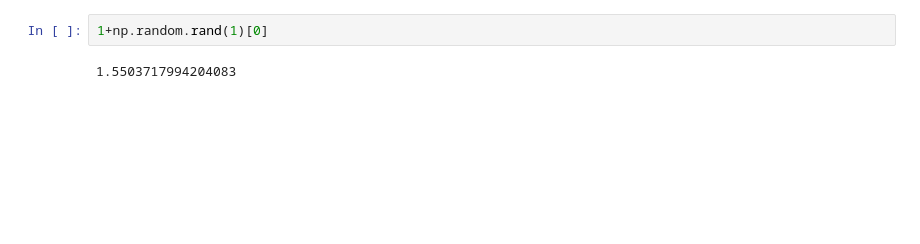
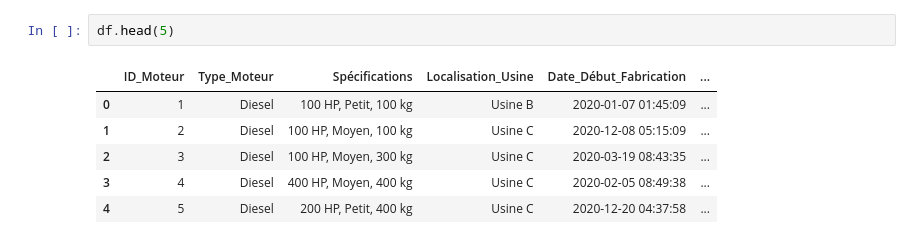
Before and after one commit to BenjaminAlleauIOD/02_demonstrateur, a Jupyter notebook: DLT/data_gen_v2.ipynb, the cells around one changed output. Saved outputs shown, nothing was run; the diff lists cells and outputs as text; blank space fills up the shorter version.

```diff
--- a/DLT/data_gen_v2.ipynb
+++ b/DLT/data_gen_v2.ipynb
@@ -85,4 +115,9 @@ df["Stocks_Disponibles"] = np.random.randint(0, 50, N)
-# %%
-1+np.random.rand(1)[0]
-# %% [output]
-1.5503717994204083
+# %%
+df.head(5)
+# %% [output]
+|  | ID_Moteur | Type_Moteur | Spécifications | Localisation_Usine | Date_Début_Fabrication | ... |
+| 0 | 1 | Diesel | 100 HP, Petit, 100 kg | Usine B | 2020-01-07 01:45:09 | ... |
+| 1 | 2 | Diesel | 100 HP, Moyen, 100 kg | Usine C | 2020-12-08 05:15:09 | ... |
+| 2 | 3 | Diesel | 100 HP, Moyen, 300 kg | Usine C | 2020-03-19 08:43:35 | ... |
+| 3 | 4 | Diesel | 400 HP, Moyen, 400 kg | Usine C | 2020-02-05 08:49:38 | ... |
+| 4 | 5 | Diesel | 200 HP, Petit, 400 kg | Usine C | 2020-12-20 04:37:58 | ... |
```
Also changed, not shown: parts of 13 cells of this notebook, 2 other files.
